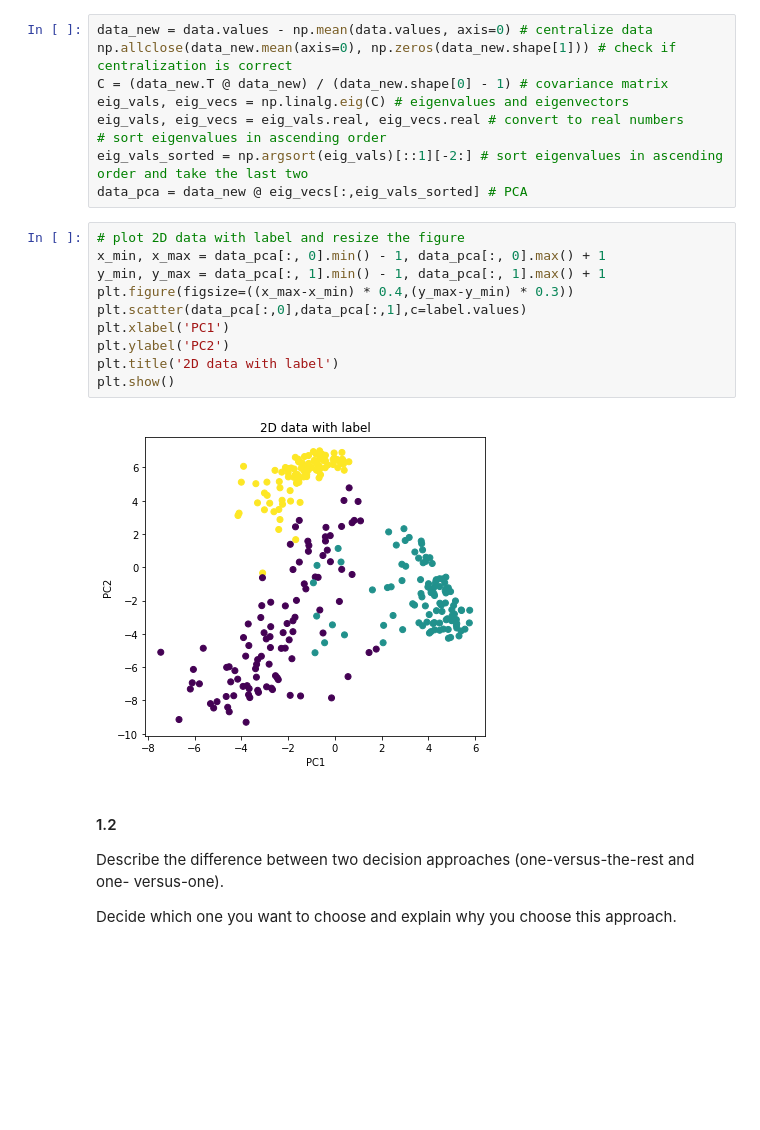
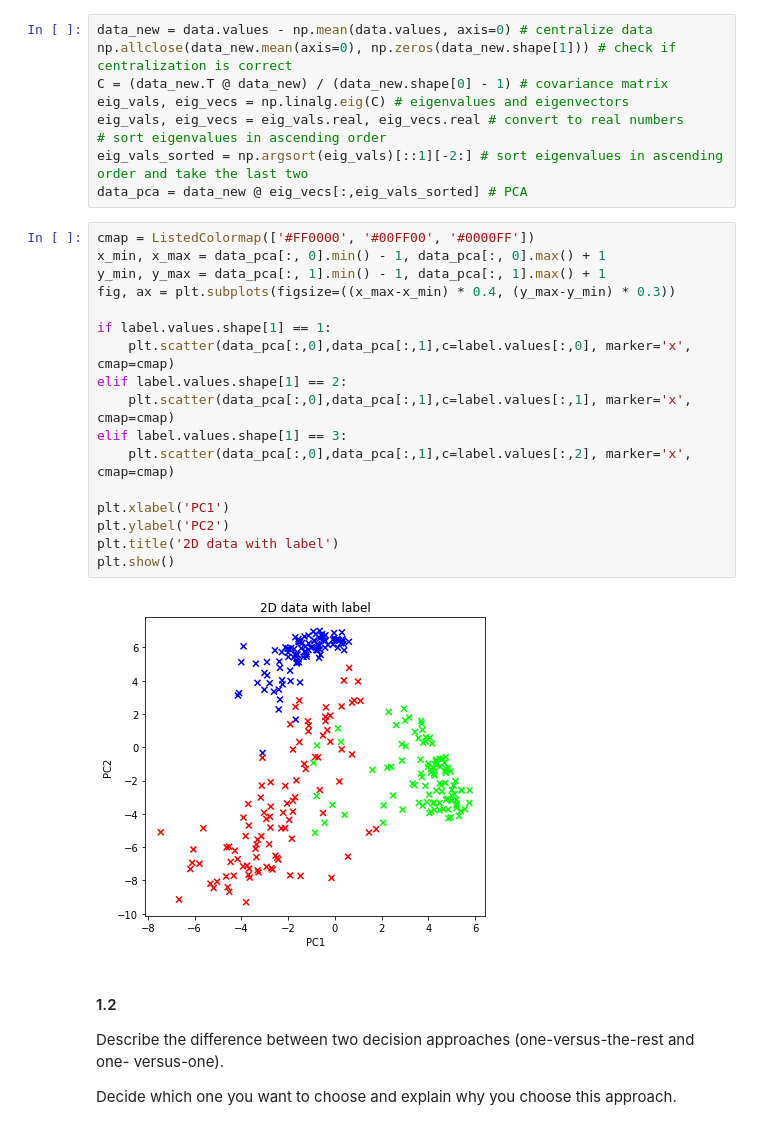
Before and after one commit to jacksonchen1998/2022-NYCU-ML, a Jupyter notebook: hw3_311511052/hw3_311511052.ipynb, the cells around one changed output. Cells and saved outputs as stored; diff of their text form; blank space fills up the shorter version.

Commit message:
[UPDATE] Figure for Q1

```diff
--- a/hw3_311511052/hw3_311511052.ipynb
+++ b/hw3_311511052/hw3_311511052.ipynb
@@ -107,17 +107,24 @@ eig_vals, eig_vecs = eig_vals.real, eig_vecs.real # convert to real numbers
 eig_vals_sorted = np.argsort(eig_vals)[::1][-2:] # sort eigenvalues in ascending order and take the last two
 data_pca = data_new @ eig_vecs[:,eig_vals_sorted] # PCA
 # %%
-# plot 2D data with label and resize the figure
+cmap = ListedColormap(['#FF0000', '#00FF00', '#0000FF'])
 x_min, x_max = data_pca[:, 0].min() - 1, data_pca[:, 0].max() + 1
 y_min, y_max = data_pca[:, 1].min() - 1, data_pca[:, 1].max() + 1
-plt.figure(figsize=((x_max-x_min) * 0.4,(y_max-y_min) * 0.3))
-plt.scatter(data_pca[:,0],data_pca[:,1],c=label.values)
+fig, ax = plt.subplots(figsize=((x_max-x_min) * 0.4, (y_max-y_min) * 0.3))
+
+if label.values.shape[1] == 1:
+    plt.scatter(data_pca[:,0],data_pca[:,1],c=label.values[:,0], marker='x', cmap=cmap)
+elif label.values.shape[1] == 2:
+    plt.scatter(data_pca[:,0],data_pca[:,1],c=label.values[:,1], marker='x', cmap=cmap)
+elif label.values.shape[1] == 3:
+    plt.scatter(data_pca[:,0],data_pca[:,1],c=label.values[:,2], marker='x', cmap=cmap)
+
 plt.xlabel('PC1')
 plt.ylabel('PC2')
 plt.title('2D data with label')
 plt.show()
 # %% [output]
-[figure, old version]
+[figure, new version]
 # %% [markdown]
 #### 1.2
 
```
Also changed, not shown: parts of 4 cells of this notebook, 4 other files.
